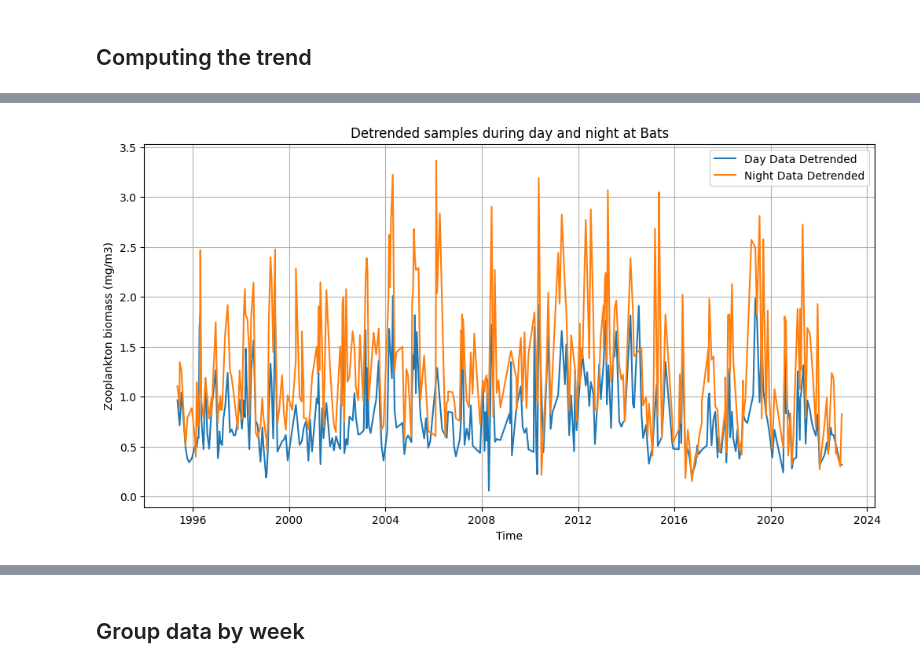
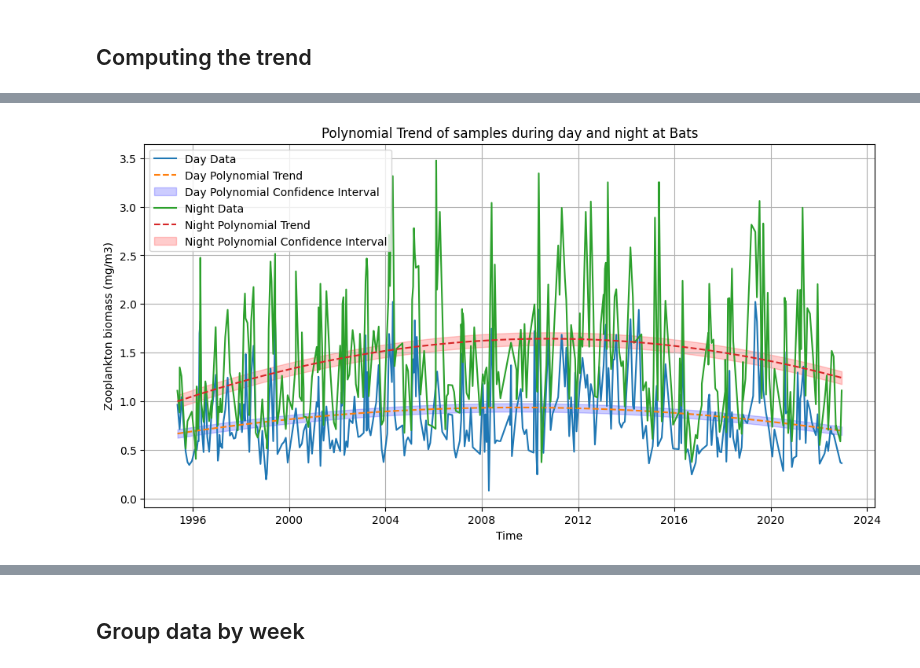
Before and after one commit to Ash12H/Seapopym-optimization, a Jupyter notebook: notebooks/1_data_processing/1_1_Forcing/1_1_7_1_climato_obs_bats.ipynb, the cells around one changed output, grey strips where cells are left out. Saved outputs shown, nothing was run; the diff lists cells and outputs as text; code cells hidden in the pictures.

```diff
--- a/notebooks/1_data_processing/1_1_Forcing/1_1_7_1_climato_obs_bats.ipynb
+++ b/notebooks/1_data_processing/1_1_Forcing/1_1_7_1_climato_obs_bats.ipynb
@@ -98,19 +159,49 @@ plt.show()
-# %%
-# Soustraire la tendance des données de jour
-day_detrended = (day_data - day_trend_line) + day_trend_line[0]
-
-# Soustraire la tendance des données de nuit
-night_detrended = (night_data - night_trend_line) + night_trend_line[0]
-
-# Tracer les données détrendées
-plt.figure(figsize=(12, 6))
-plt.plot(day_data["time"], day_detrended, label="Day Data Detrended")
-plt.plot(night_data["time"], night_detrended, label="Night Data Detrended")
-plt.legend()
-plt.title(f"Detrended samples during day and night at {station}")
-plt.xlabel("Time")
-plt.ylabel("Zooplankton biomass (mg/m3)")
-plt.grid()
-plt.show()
-# %% [output]
-[figure, removed]
+# %%
+# Ajuster une fonction polynomiale de degré 2 aux données de jour
+day_poly_trend = np.polyfit(time_indices, day_data, 2)
+day_poly_trend_line = np.polyval(day_poly_trend, time_indices)
+
+# Ajuster une fonction polynomiale de degré 2 aux données de nuit
+night_poly_trend = np.polyfit(night_time_indices, night_data, 2)
+night_poly_trend_line = np.polyval(night_poly_trend, night_time_indices)
+
+# Calculer l'erreur standard des tendances polynomiales de jour et de nuit
+day_poly_std_error = np.std(day_data - day_poly_trend_line) / np.sqrt(len(day_data))
+night_poly_std_error = np.std(night_data - night_poly_trend_line) / np.sqrt(len(night_data))
+
+# Calculer l'intervalle de confiance pour les tendances polynomiales
+day_poly_confidence_interval = float(t_critical_day * day_poly_std_error)
+night_poly_confidence_interval = float(t_critical_night * night_poly_std_error)
+
+# Tracer les données et les intervalles de confiance pour les tendances polynomiales
+plt.figure(figsize=(12, 6))
+plt.plot(day_data["time"], day_data, label="Day Data")
+plt.plot(day_data["time"], day_poly_trend_line, label="Day Polynomial Trend", linestyle="--")
+plt.fill_between(
+    day_data["time"],
+    day_poly_trend_line - day_poly_confidence_interval,
+    day_poly_trend_line + day_poly_confidence_interval,
+    color="b",
+    alpha=0.2,
+    label="Day Polynomial Confidence Interval",
+)
+
+plt.plot(night_data["time"], night_data, label="Night Data")
+plt.plot(night_data["time"], night_poly_trend_line, label="Night Polynomial Trend", linestyle="--")
+plt.fill_between(
+    night_data["time"],
+    night_poly_trend_line - night_poly_confidence_interval,
+    night_poly_trend_line + night_poly_confidence_interval,
+    color="r",
+    alpha=0.2,
+    label="Night Polynomial Confidence Interval",
+)
+
+plt.legend()
+plt.title(f"Polynomial Trend of samples during day and night at {station}")
+plt.xlabel("Time")
+plt.ylabel("Zooplankton biomass (mg/m3)")
+plt.grid()
+plt.show()
+# %% [output]
+[figure, added]
```
Also changed, not shown: parts of 17 cells of this notebook, 3 other files.
